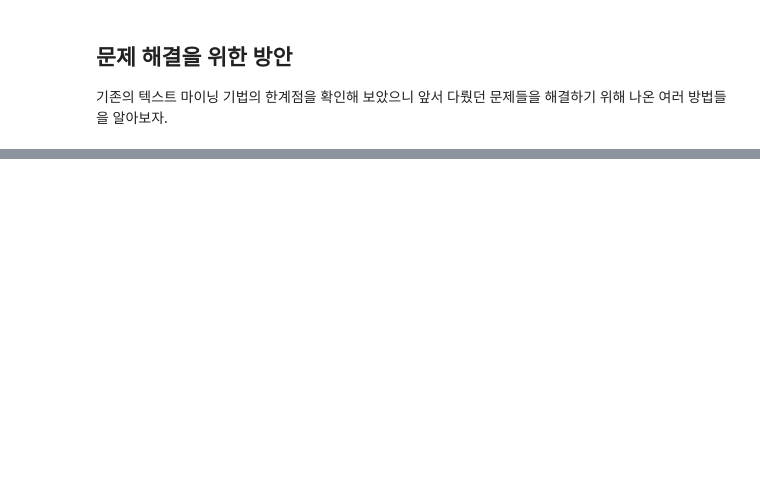
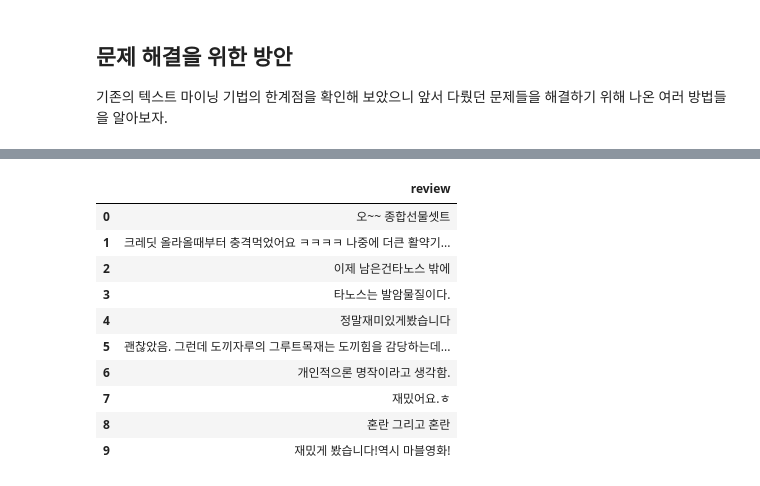
Before and after one commit to choi-jiwoo/21-2-business-analytics-capstone, a Jupyter notebook: hw_3/text_mining.ipynb, the cells around one changed output, grey strips where cells are left out. Saved outputs shown, nothing was run; the diff lists cells and outputs as text; code cells hidden in the pictures; blank space fills up the shorter version.

```diff
--- a/hw_3/text_mining.ipynb
+++ b/hw_3/text_mining.ipynb
@@ -397,0 +787,14 @@ Zipf's law에 따르면 적은 빈도의 단어일수록 문서내에서 더 중
+# %%
+predict_sample_reviews
+# %% [output]
+|  | review |
+| 0 | 오~~ 종합선물셋트 |
+| 1 | 크레딧 올라올때부터 충격먹었어요 ㅋㅋㅋㅋ 나중에 더큰 활약기... |
+| 2 | 이제 남은건타노스 밖에 |
+| 3 | 타노스는 발암물질이다. |
+| 4 | 정말재미있게봤습니다 |
+| 5 | 괜찮았음. 그런데 도끼자루의 그루트목재는 도끼힘을 감당하는데... |
+| 6 | 개인적으론 명작이라고 생각함. |
+| 7 | 재밌어요.ㅎ |
+| 8 | 혼란 그리고 혼란 |
+| 9 | 재밌게 봤습니다!역시 마블영화! |
```
Also changed, not shown: parts of 39 cells of this notebook.
